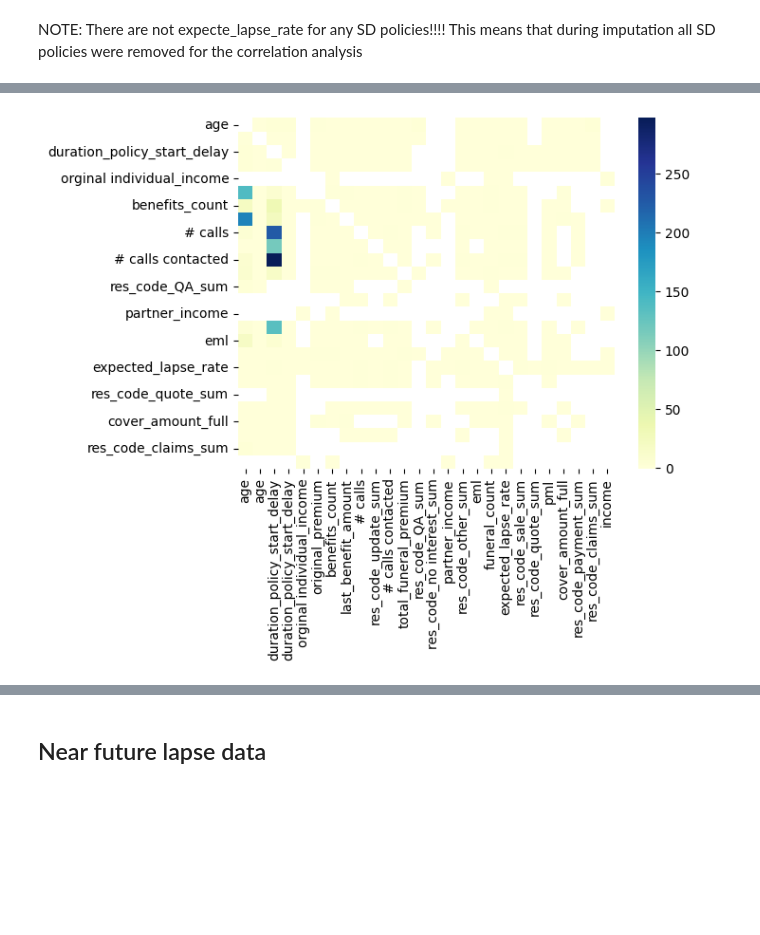
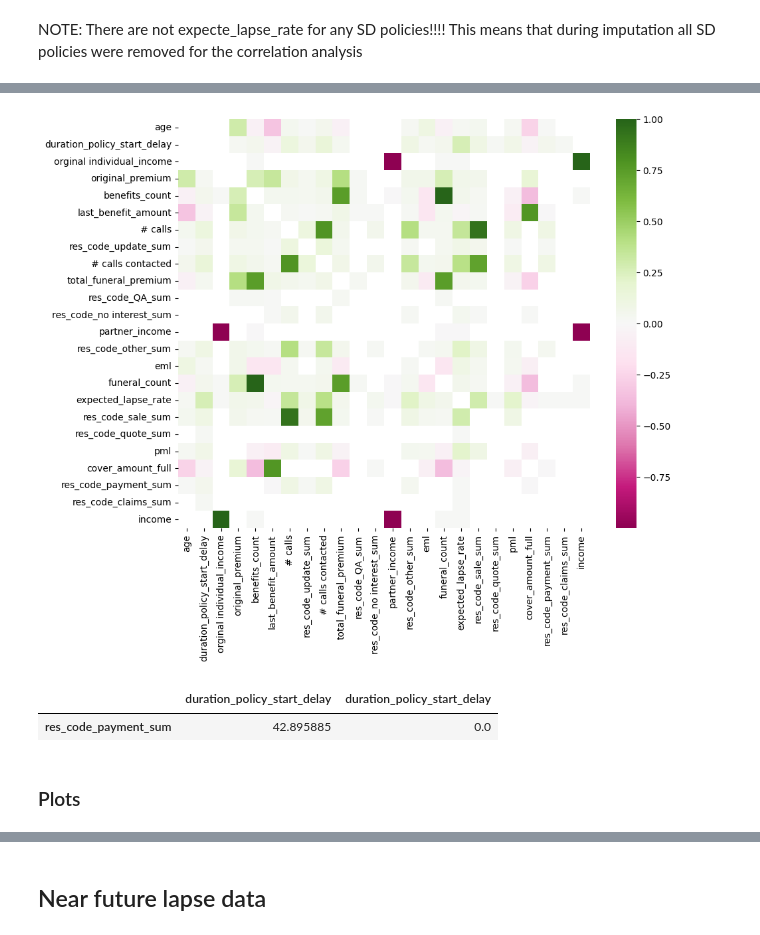
Before and after one commit to Christine-H-code/LapseRate_modeling, a Jupyter notebook: EDA.ipynb, the cells around one changed output, grey strips where cells are left out. Drawn from its saved outputs; the diff is of its cells as text; code cells hidden in the pictures; blank space fills up the shorter version.

```diff
--- a/EDA.ipynb
+++ b/EDA.ipynb
@@ -774,5 +859,5 @@ inception_analysis = Analysis(df=at_inception.df, time_series='n', num_cols=[ 'a
         'res_code_sale_sum', 'res_code_update_sum','expected_lapse_rate'],
          cat_cols=[ 'education', 'gender',
        'smoker_status', 'sold_socio_economic_class', 'occupation_class','occupation', 'lead_provider_name', 'lead_type', 'sales_channel', 'sale_date','campaign_name', 'underwriting_outcome', 'optionality',
-       'hiv_test_required', 'pricing_version', 'hiv_group', 'securitygroup_id', 'policy_type','fixed_debit_day','duration_policy_start_delay', 'policy_status',
-       'current_policy_status', 'cancellation_effective_date','cancellation_reason', 'lapse_type', 'lapse_flag','cover_start_date'], date_col='sale_date')
+       'hiv_test_required', 'pricing_version', 'hiv_group', 'securitygroup_id', 'policy_type','fixed_debit_day', 'policy_status',
+       'current_policy_status','cancellation_reason', 'lapse_type', 'lapse_flag'], date_col='sale_date')
@@ -936,26 +1013,35 @@ plt.show()
 # %%
 num_plot=inception_analysis.significant_corr.loc[['age',
        'duration_policy_start_delay',  'orginal individual_income', 'original_premium',
        'benefits_count', 'last_benefit_amount', '# calls',
        'res_code_update_sum', '# calls contacted', 'total_funeral_premium',
        'res_code_QA_sum', 'res_code_no interest_sum', 'partner_income',
        'res_code_other_sum', 'eml',
        'funeral_count', 'expected_lapse_rate', 'res_code_sale_sum',
        'res_code_quote_sum', 'pml', 'cover_amount_full',
        'res_code_payment_sum', 'res_code_claims_sum', 'income'],['age',
        'duration_policy_start_delay',  'orginal individual_income', 'original_premium',
        'benefits_count', 'last_benefit_amount', '# calls',
        'res_code_update_sum', '# calls contacted', 'total_funeral_premium',
        'res_code_QA_sum', 'res_code_no interest_sum', 'partner_income',
        'res_code_other_sum', 'eml',
        'funeral_count', 'expected_lapse_rate', 'res_code_sale_sum',
        'res_code_quote_sum', 'pml', 'cover_amount_full',
        'res_code_payment_sum', 'res_code_claims_sum', 'income']].applymap(
     lambda x: (np.nan if pd.isnull(x) else x) if (isinstance(x, float))
     else (np.nan if not isinstance(x, (list, np.ndarray))
           else (x[0] if len(x) > 0 else np.nan)))
 np.fill_diagonal(num_plot.values, np.nan)
-sns.heatmap(num_plot, cmap="YlGnBu")
+plt.figure(figsize=(10, 8))
+sns.heatmap(num_plot, cmap="PiYG")
 plt.show()
 # %% [output]
-[figure, old version]
+[figure, new version]
+# %%
+inception_analysis.significant_corr.loc[[
+       'res_code_payment_sum'],['duration_policy_start_delay']]
+# %% [output]
+|  | duration_policy_start_delay | duration_policy_start_delay |
+| res_code_payment_sum | 42.895885 | 0.0 |
+# %% [markdown]
+### Plots
```
Also changed, not shown: parts of 61 cells of this notebook, 1 other file.
